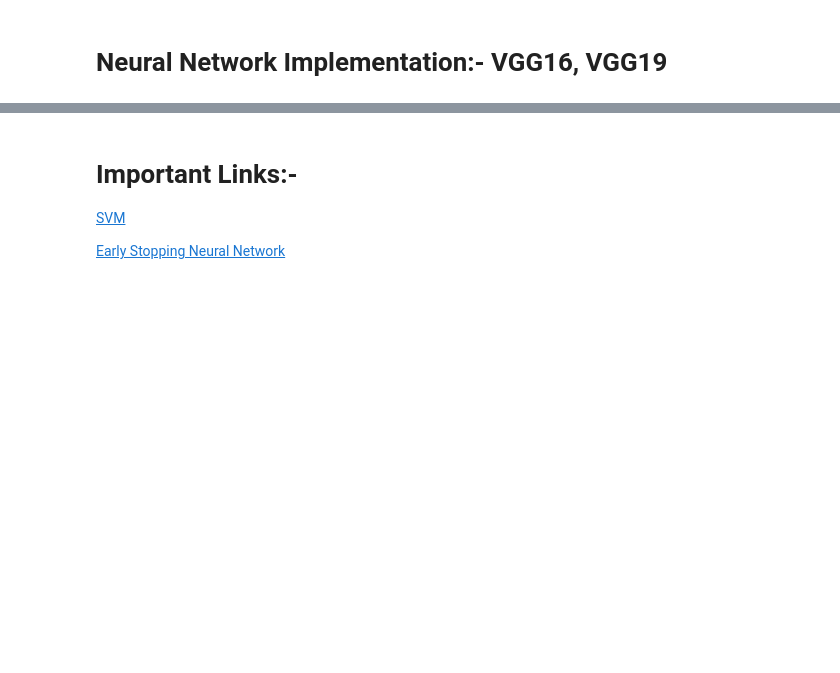
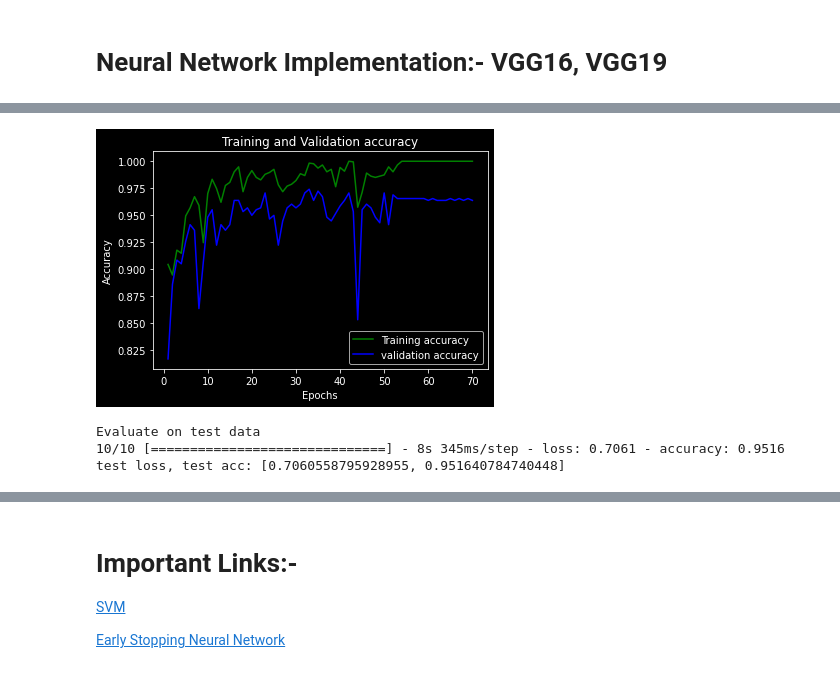
Before and after one commit to premanshsharma/Brain-Tumor-Detection, a Jupyter notebook: Brain_Tumor_Detection.ipynb, the cells around one changed output, grey strips where cells are left out. Cells and saved outputs as stored; diff of their text form; code cells hidden in the pictures; blank space fills up the shorter version.

```diff
--- a/Brain_Tumor_Detection.ipynb
+++ b/Brain_Tumor_Detection.ipynb
@@ -256,4 +256,5 @@ from tensorflow.keras.optimizers import Adam
 opt = Adam(lr=0.001)
 model2.compile(loss='binary_crossentropy', optimizer=Adam(lr=0.001), metrics=['accuracy'])
 # %%
+y_train = np.array(y_train)
 y_train.shape
@@ -260,2 +263,2 @@ y_train.shape
 # %%
-history1 = model1.fit(x_train, y_train, epochs = 100, batch_size = 40, validation_data = (x_val, y_val))
+history1 = model1.fit(x_train, y_train, epochs = 70, batch_size = 40, validation_data = (x_val, y_val))
@@ -262,17 +283,23 @@ history1 = model1.fit(x_train, y_train, epochs = 100, batch_size = 40, validatio
 # %%
 # print(history)
 loss_train1 = history1.history['accuracy']
 loss_val1 = history1.history['val_accuracy']
-epochs = range(1,101)
+epochs = range(1,71)
 plt.plot(epochs, loss_train1, 'g', label='Training accuracy')
 plt.plot(epochs, loss_val1, 'b', label='validation accuracy')
 plt.title('Training and Validation accuracy')
 plt.xlabel('Epochs')
 plt.ylabel('Accuracy')
 plt.legend()
 plt.show()
+# %% [output]
+[figure, added]
 # %%
 print("Evaluate on test data")
 results1 = model1.evaluate(x_test, y_test, batch_size=64)
 print("test loss, test acc:", results1)
+# %% [output]
+Evaluate on test data
+10/10 [==============================] - 8s 345ms/step - loss: 0.7061 - accuracy: 0.9516
+test loss, test acc: [0.7060558795928955, 0.951640784740448]
 # %%
```
Also changed, not shown: parts of 13 cells of this notebook.
